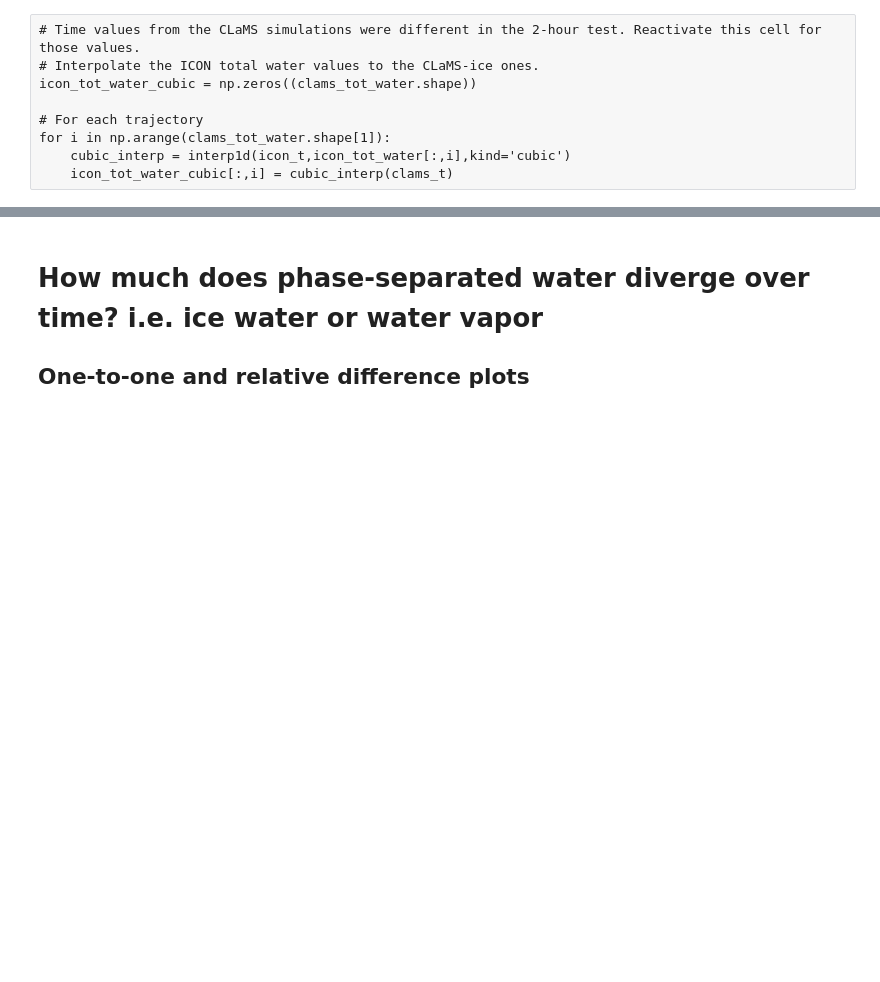
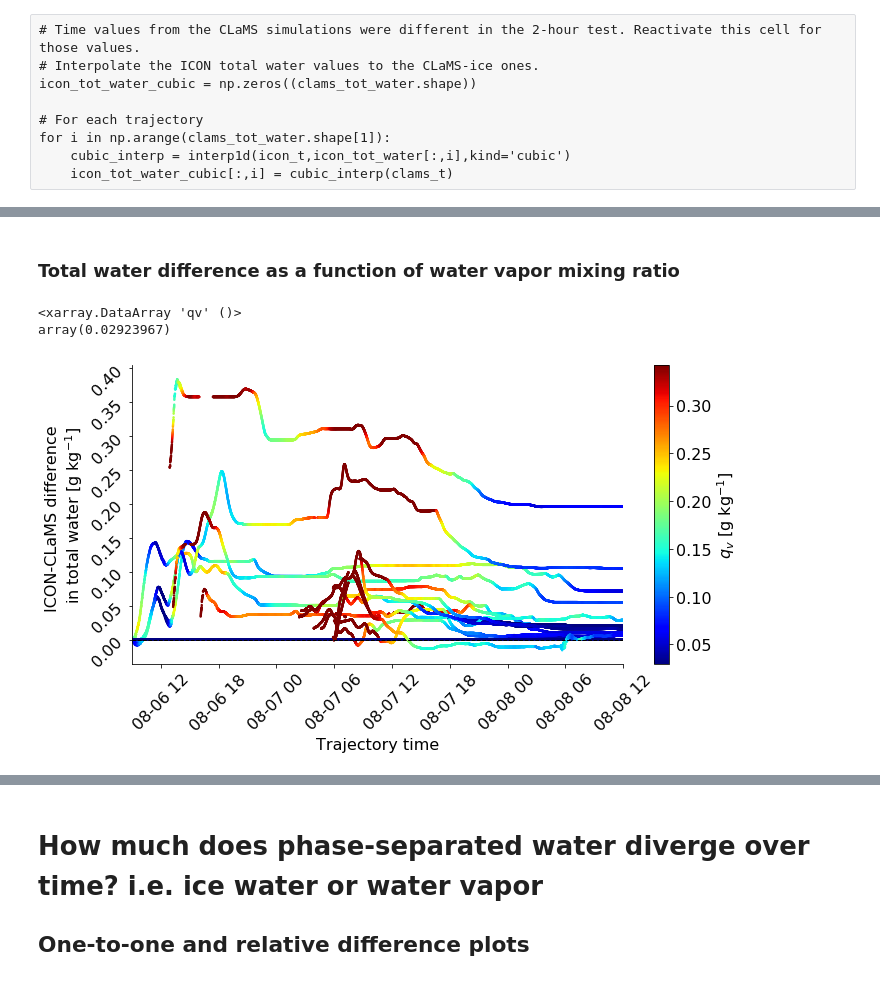
Before and after one commit to sylviasullivan/ice-microp-rad, a Jupyter notebook: traj/total-water.ipynb, the cells around one changed output, grey strips where cells are left out. Saved outputs shown, nothing was run; the diff lists cells and outputs as text; code cells hidden in the pictures; blank space fills up the shorter version.

```diff
--- a/traj/total-water.ipynb
+++ b/traj/total-water.ipynb
@@ -143,0 +182,34 @@ Text(0, 0.5, 'ICON-CLaMS-ice difference \nin total water [g kg$^{-1}$]')
+# %% [markdown]
+### Total water difference as a function of water vapor mixing ratio
+# %%
+fs = 16
+icon_qv_units = icon_qv*10**3
+qvmin = icon_qv_units[:7651].min()*10
+qvmax = icon_qv_units.max()/10
+print(qvmin)
+
+matplotlib.rc('image', cmap='jet')
+fig = plt.figure(figsize=(11,5.5))
+for i in np.arange(120,140):#clams_tot_water.shape[1]):
+    sc = plt.scatter(icon_t,(icon_tot_water[:,i] - clams_tot_water[:,i])*10**3,lw=1,s=2,color=cm.jet((icon_qv_units[:7651,i]-qvmin)/(qvmax-qvmin)),
+                 label='__nolabel__')
+
+plt.xlim([icon_t.min(), icon_t.max()])
+plt.plot([icon_t.min(),icon_t.max()],[0,0],color='k',lw=1,linestyle='--')
+plt.gca().tick_params('both',labelsize=fs,rotation=45)
+plt.gca().spines['right'].set_color('none')
+plt.gca().spines['top'].set_color('none')
+plt.xlabel('Trajectory time',fontsize=fs)
+plt.ylabel('ICON-CLaMS difference '  # relative [%]
+           '\n'
+           r'in total water [g kg$^{-1}$]',fontsize=fs)
+plt.clim(qvmin,qvmax)
+cbar = plt.colorbar(sc)
+cbar.ax.tick_params(labelsize=fs)
+cbar.set_label(label=r'$q_v$ [g kg$^{-1}$]',size=fs)
+
+#fig.savefig('../output/tot-water-full51h_AbsDiff1_qv(5).png',bbox_inches='tight')
+# %% [output]
+<xarray.DataArray 'qv' ()>
+array(0.02923967)
+[figure, added]
```
Also changed, not shown: parts of 10 cells of this notebook, 4 other files.
